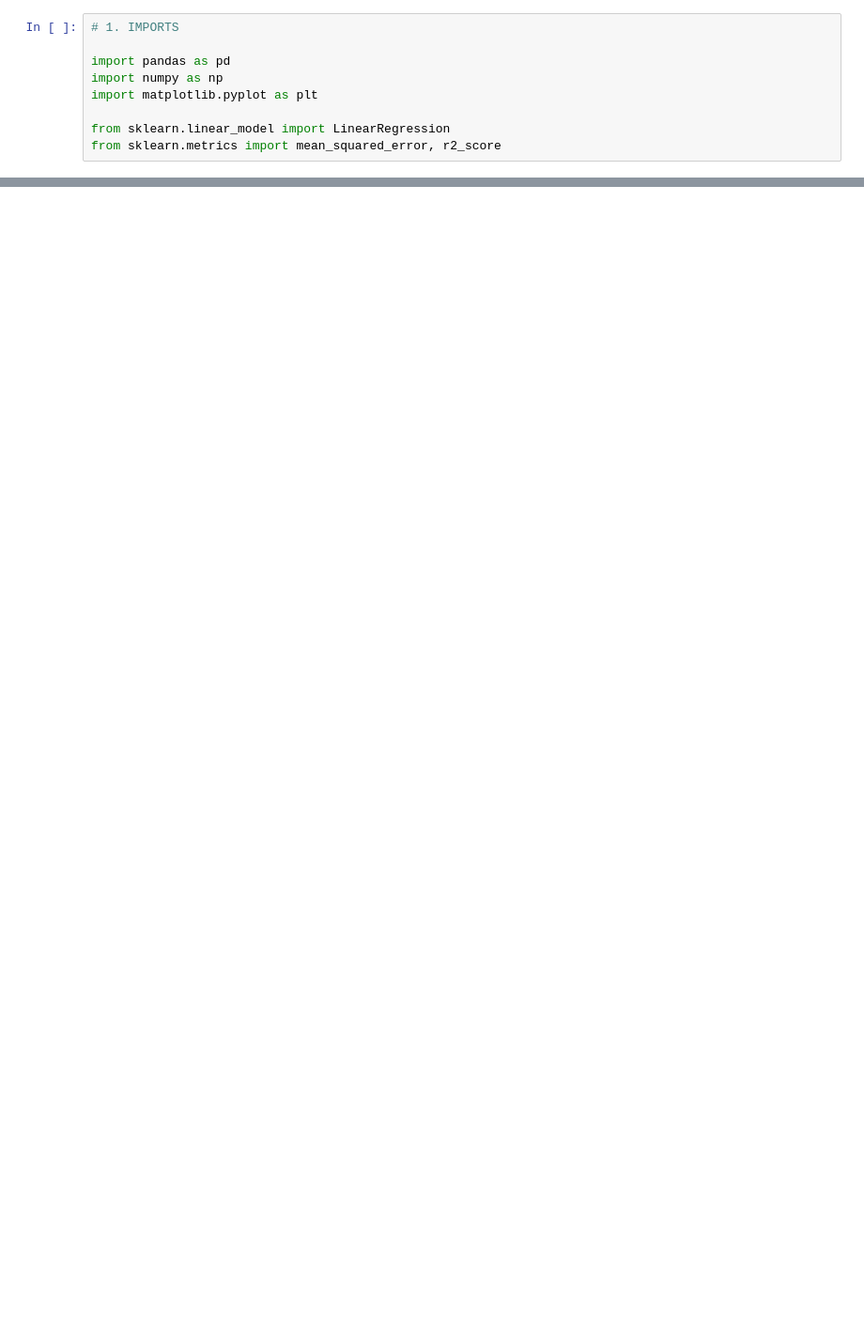
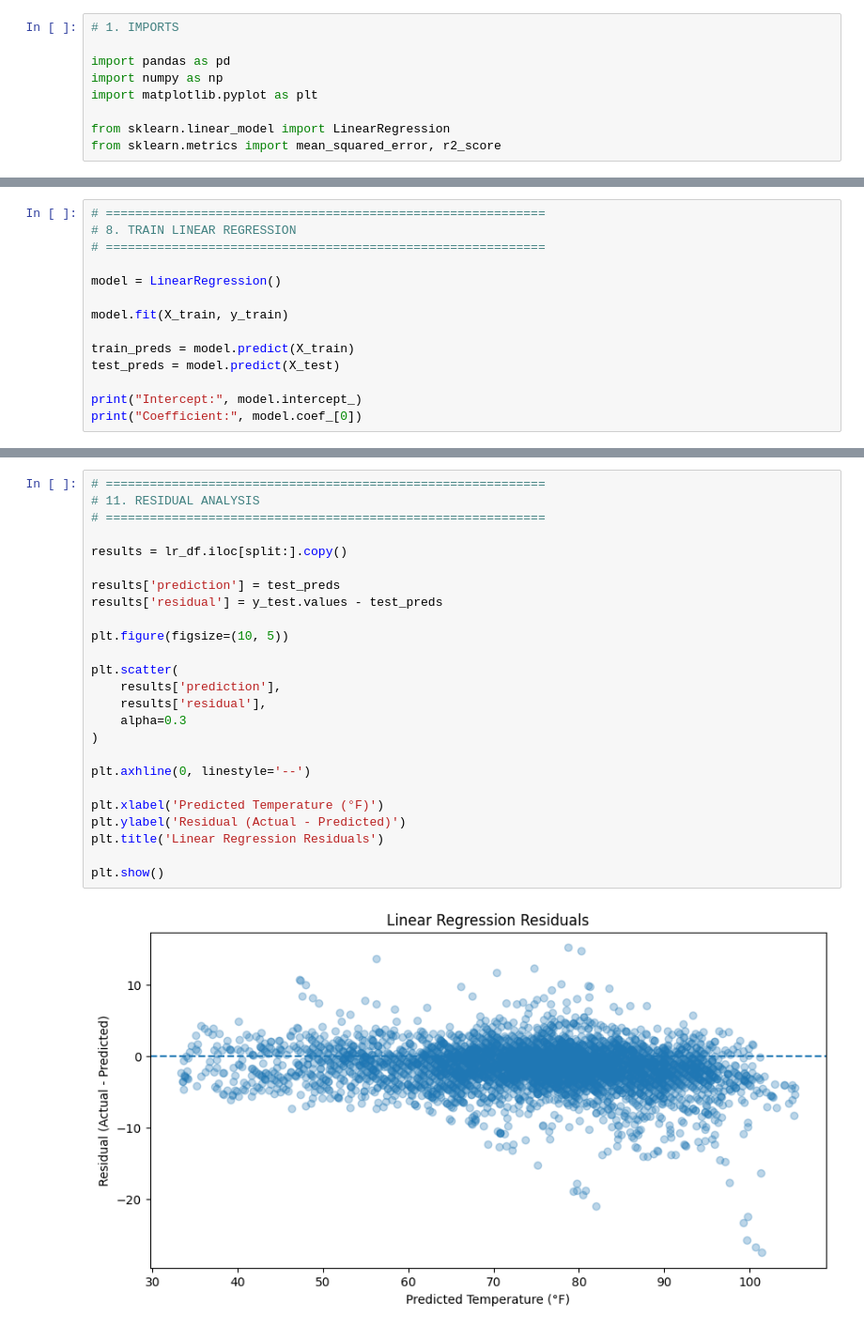
Before and after one commit to jothigup/weather-prediction-RDU, a Jupyter notebook: linear_regression.ipynb, the cells around one changed output, grey strips where cells are left out. Shown at 94% size. Saved outputs shown, nothing was run; the diff lists cells and outputs as text; blank space fills up the shorter version.

Commit message:
Created using Colab. Completed LR model.

```diff
--- a/linear_regression.ipynb
+++ b/linear_regression.ipynb
@@ -21,0 +285,14 @@ FileNotFoundError: [Errno 2] No such file or directory: '../data/raw/RDU_ACTUAL_
+# %%
+# ============================================================
+# 8. TRAIN LINEAR REGRESSION
+# ============================================================
+
+model = LinearRegression()
+
+model.fit(X_train, y_train)
+
+train_preds = model.predict(X_train)
+test_preds = model.predict(X_test)
+
+print("Intercept:", model.intercept_)
+print("Coefficient:", model.coef_[0])
@@ -21,0 +350,27 @@ FileNotFoundError: [Errno 2] No such file or directory: '../data/raw/RDU_ACTUAL_
+# %%
+# ============================================================
+# 11. RESIDUAL ANALYSIS
+# ============================================================
+
+results = lr_df.iloc[split:].copy()
+
+results['prediction'] = test_preds
+results['residual'] = y_test.values - test_preds
+
+plt.figure(figsize=(10, 5))
+
+plt.scatter(
+    results['prediction'],
+    results['residual'],
+    alpha=0.3
+)
+
+plt.axhline(0, linestyle='--')
+
+plt.xlabel('Predicted Temperature (°F)')
+plt.ylabel('Residual (Actual - Predicted)')
+plt.title('Linear Regression Residuals')
+
+plt.show()
+# %% [output]
+[figure, added]
```
Also changed, not shown: parts of 49 cells of this notebook.
